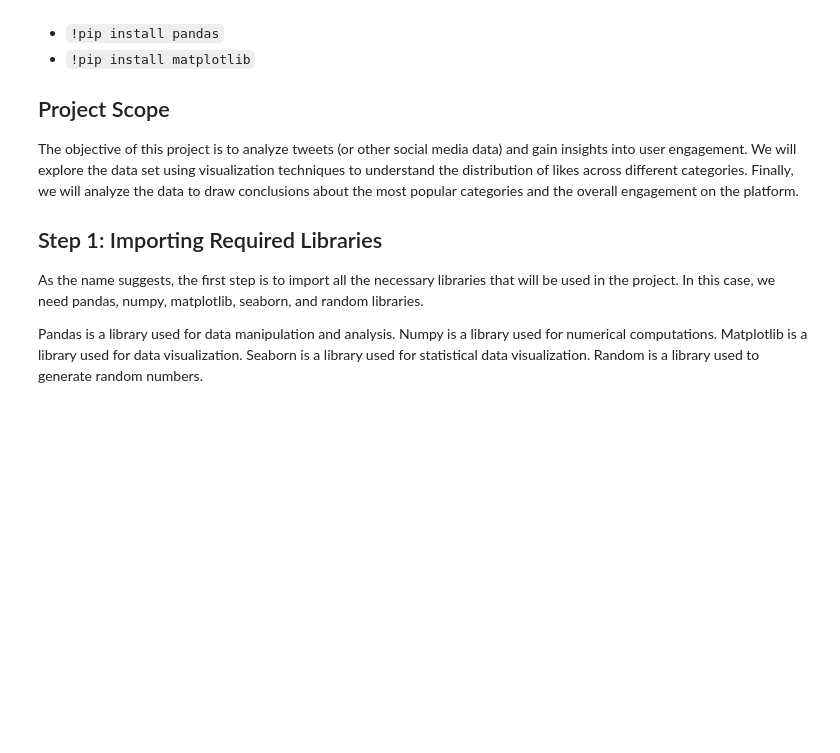
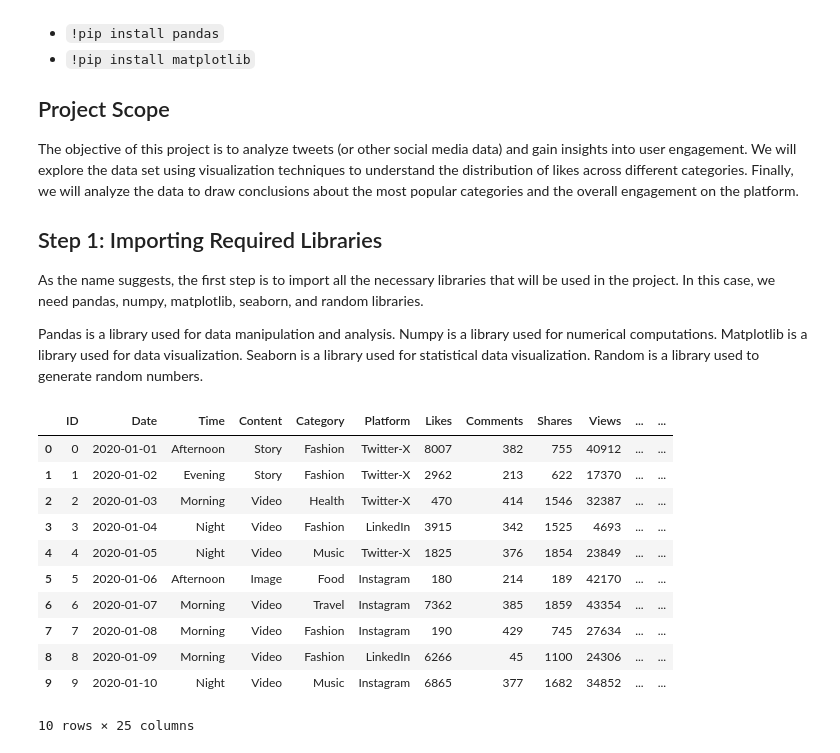
Before and after one commit to thejjserg/social-media, a Jupyter notebook: Clean and Analyze Social Media Usage Data with Python.ipynb, the cells around one changed output. Cells and saved outputs as stored; diff of their text form; code cells hidden in the pictures; blank space fills up the shorter version.

Commit message:
Create new data

```diff
--- a/Clean and Analyze Social Media Usage Data with Python.ipynb
+++ b/Clean and Analyze Social Media Usage Data with Python.ipynb
@@ -52,3 +115,29 @@ df = pd.DataFrame(data)
+# %%
+# Create a DataFrame from the data dictionary
+df = pd.DataFrame(data)
+
+df["Day of the Week"] = df["Date"].dt.day_name()
+df['Weekday-Weekend'] = df['Date'].dt.day_name().apply(lambda x: 'Weekend' if x in ['Saturday', 'Sunday']
+                                                       else 'Weekday')
+
+df["Engaement Rate"] = (df["Likes"] + df["Comments"] + df["Shares"]) / df["Impressions"]
+df["CTR"] = df["Clicks"] / df["Impressions"]
+df["ROI"] = (df["Conversions"] * 100) / df["Campaign Budget"]
+# Review the Head of the DataFrame
+df.head(10)
+# %% [output]
+|  | ID | Date | Time | Content | Category | Platform | Likes | Comments | Shares | Views | ... | ... |
+| 0 | 0 | 2020-01-01 | Afternoon | Story | Fashion | Twitter-X | 8007 | 382 | 755 | 40912 | ... | ... |
+| 1 | 1 | 2020-01-02 | Evening | Story | Fashion | Twitter-X | 2962 | 213 | 622 | 17370 | ... | ... |
+| 2 | 2 | 2020-01-03 | Morning | Video | Health | Twitter-X | 470 | 414 | 1546 | 32387 | ... | ... |
+| 3 | 3 | 2020-01-04 | Night | Video | Fashion | LinkedIn | 3915 | 342 | 1525 | 4693 | ... | ... |
+| 4 | 4 | 2020-01-05 | Night | Video | Music | Twitter-X | 1825 | 376 | 1854 | 23849 | ... | ... |
+| 5 | 5 | 2020-01-06 | Afternoon | Image | Food | Instagram | 180 | 214 | 189 | 42170 | ... | ... |
+| 6 | 6 | 2020-01-07 | Morning | Video | Travel | Instagram | 7362 | 385 | 1859 | 43354 | ... | ... |
+| 7 | 7 | 2020-01-08 | Morning | Video | Fashion | Instagram | 190 | 429 | 745 | 27634 | ... | ... |
+| 8 | 8 | 2020-01-09 | Morning | Video | Fashion | LinkedIn | 6266 | 45 | 1100 | 24306 | ... | ... |
+| 9 | 9 | 2020-01-10 | Night | Video | Music | Instagram | 6865 | 377 | 1682 | 34852 | ... | ... |
+10 rows × 25 columns
 # %%
 # Review the Head of the DataFrame
 df.head()
```
Also changed, not shown: parts of 10 cells of this notebook.
